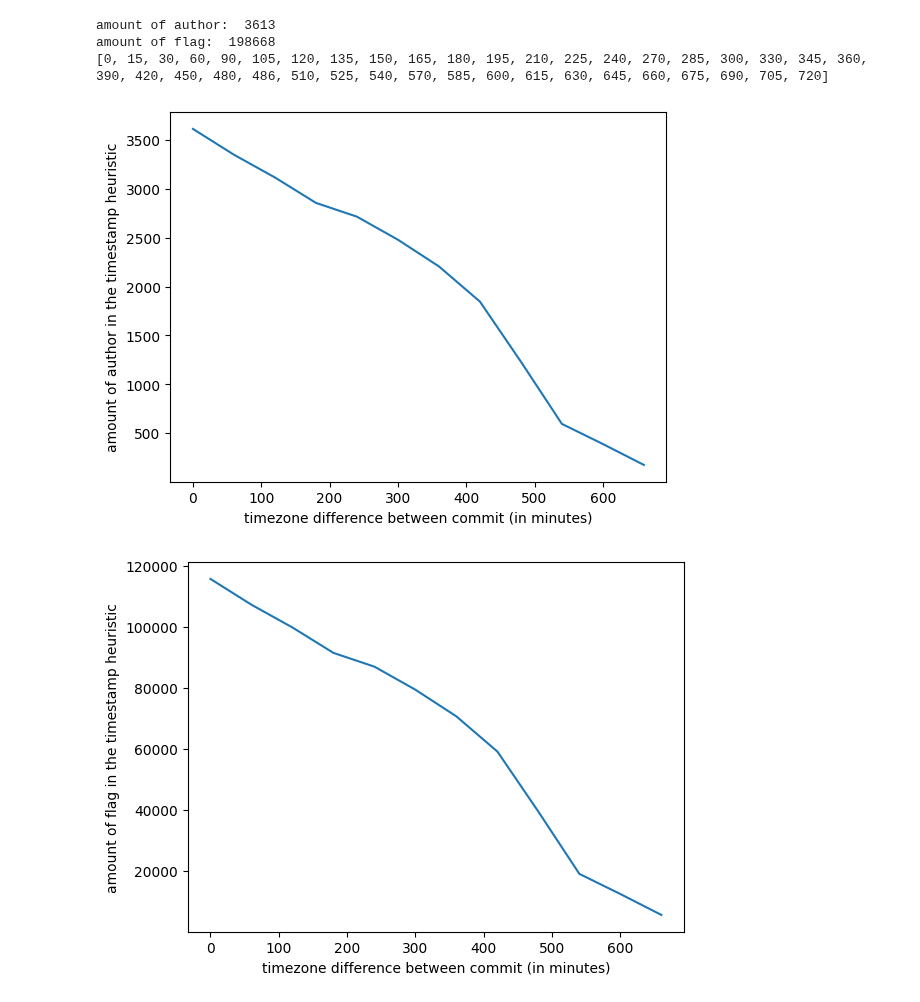
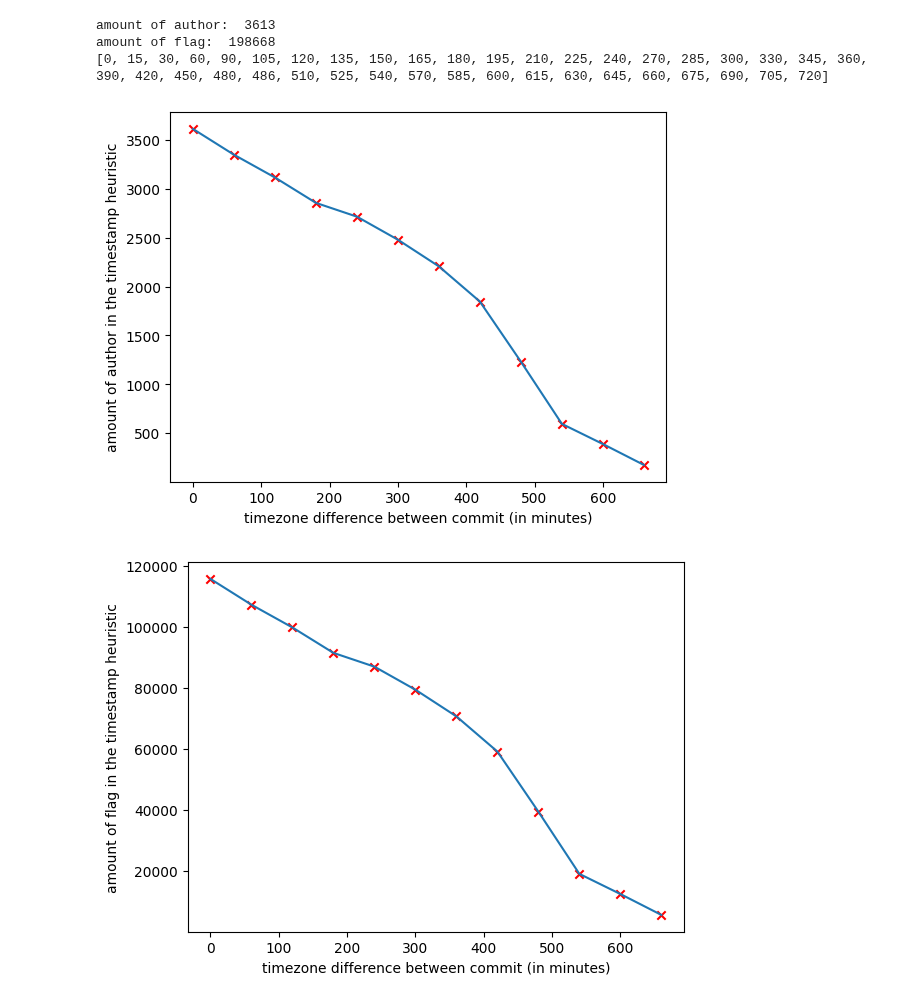
Before and after one commit to srapaport/timestamps-anomalies, a Jupyter notebook: notebook/travel_time.ipynb, the cells around one changed output. Cells and saved outputs as stored; diff of their text form; code cells hidden in the pictures.

```diff
--- a/notebook/travel_time.ipynb
+++ b/notebook/travel_time.ipynb
@@ -58,23 +58,25 @@ import matplotlib.pyplot as plt
 # %%
 # amount of author per hour diff
 x = [max_diff for max_diff in range(0, 720, 60)]
 y = [len(author_flag[max_diff]) for max_diff in range(0, 720, 60)]
 plt.plot(x,y)
+plt.scatter(x, y, color='red', marker='x')
 plt.xlabel('timezone difference between commit (in minutes)')
 plt.ylabel('amount of author in the timestamp heuristic')
 plt.show()
 # %% [output]
-[figure, old version]
+[figure, new version]
 # %%
 # amount of flag per hour diff
 x = [max_diff for max_diff in range(0, 720, 60)]
 y = [len([x for author in author_flag[max_diff] for x in author]) for max_diff in range(0, 720, 60)]
 plt.plot(x,y)
+plt.scatter(x, y, color='red', marker='x')
 plt.xlabel('timezone difference between commit (in minutes)')
 plt.ylabel('amount of flag in the timestamp heuristic')
 plt.show()
 # %% [output]
-[figure, old version]
+[figure, new version]
 # %%
 # amount of flag per hour diff
 x = [len(author_flag[max_diff]) for max_diff in range(0, 720, 60)]
```
Also changed, not shown: parts of 1 cell of this notebook, 1 other file.
